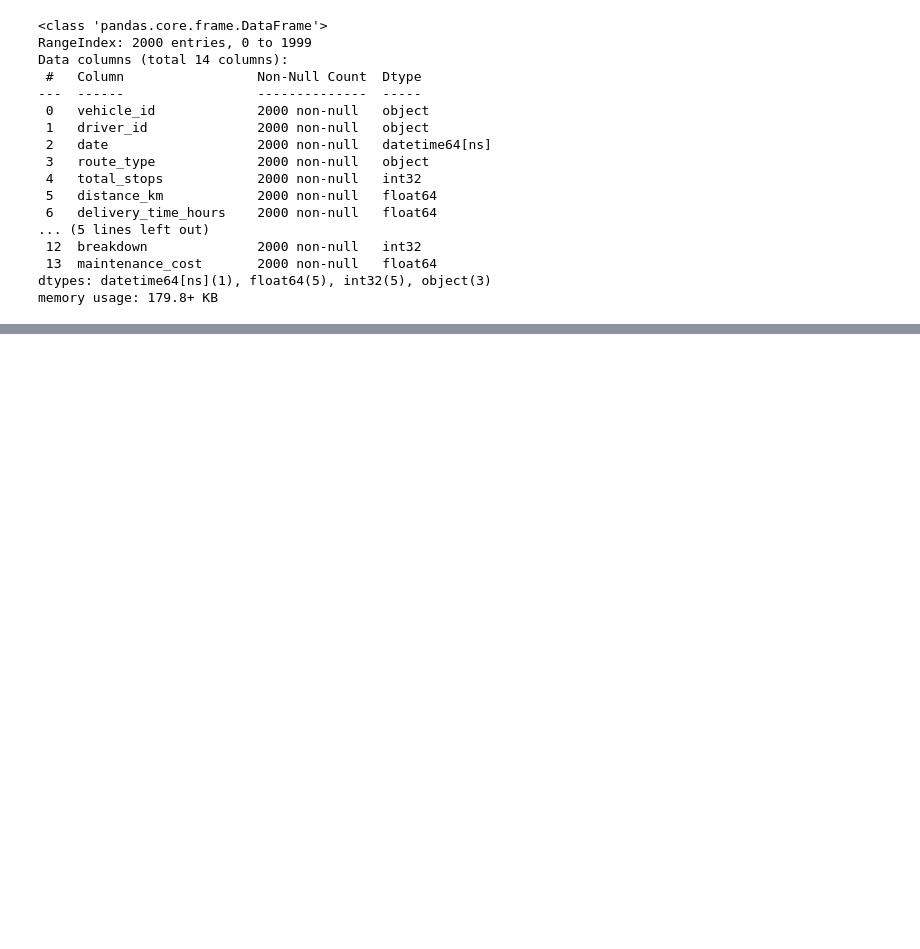
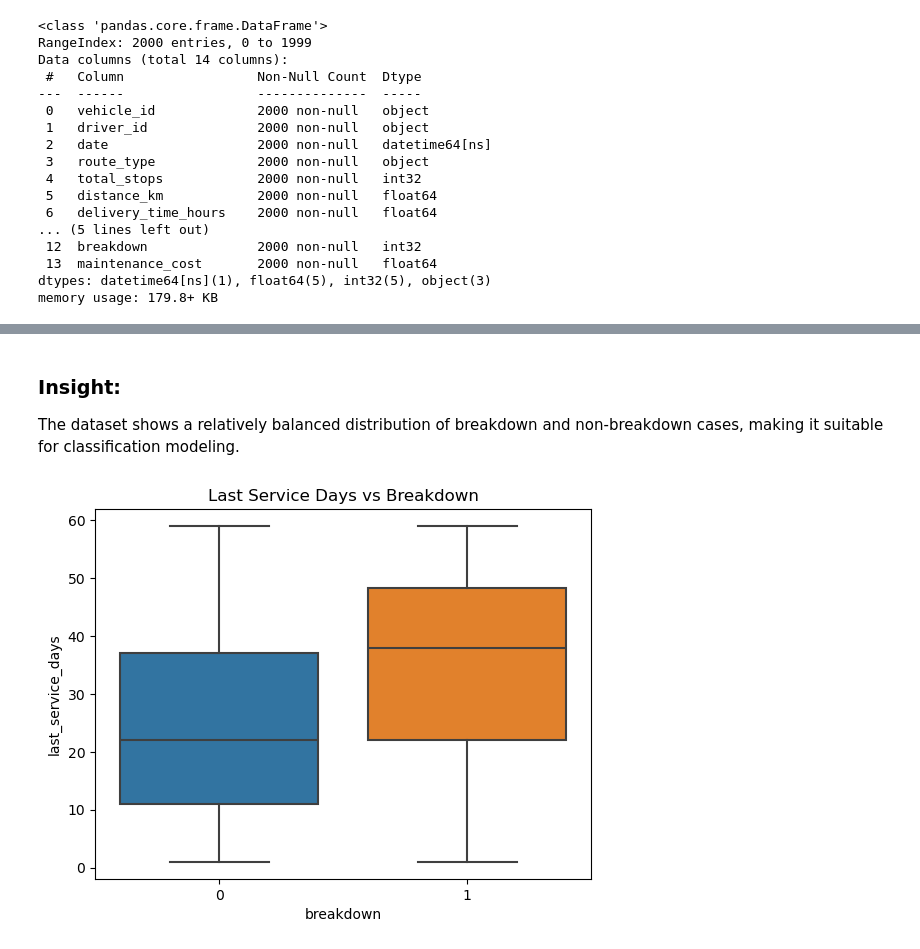
Before and after one commit to mamangwiro/fleet-performance-predictive-maintenance, a Jupyter notebook: notebooks/fleet_analysis.ipynb, the cells around one changed output, grey strips where cells are left out. Saved outputs shown, nothing was run; the diff lists cells and outputs as text; code cells hidden in the pictures; blank space fills up the shorter version.

```diff
--- a/notebooks/fleet_analysis.ipynb
+++ b/notebooks/fleet_analysis.ipynb
@@ -878,0 +261,9 @@ In conclusion, this project highlights how data-driven decision-making can enhan
+# %% [markdown]
+### Insight:
+The dataset shows a relatively balanced distribution of breakdown and non-breakdown cases, making it suitable for classification modeling.
+# %%
+sns.boxplot(x='breakdown', y='last_service_days', data=df)
+plt.title("Last Service Days vs Breakdown")
+plt.show()
+# %% [output]
+[figure, added]
```
Also changed, not shown: parts of 99 cells of this notebook.
